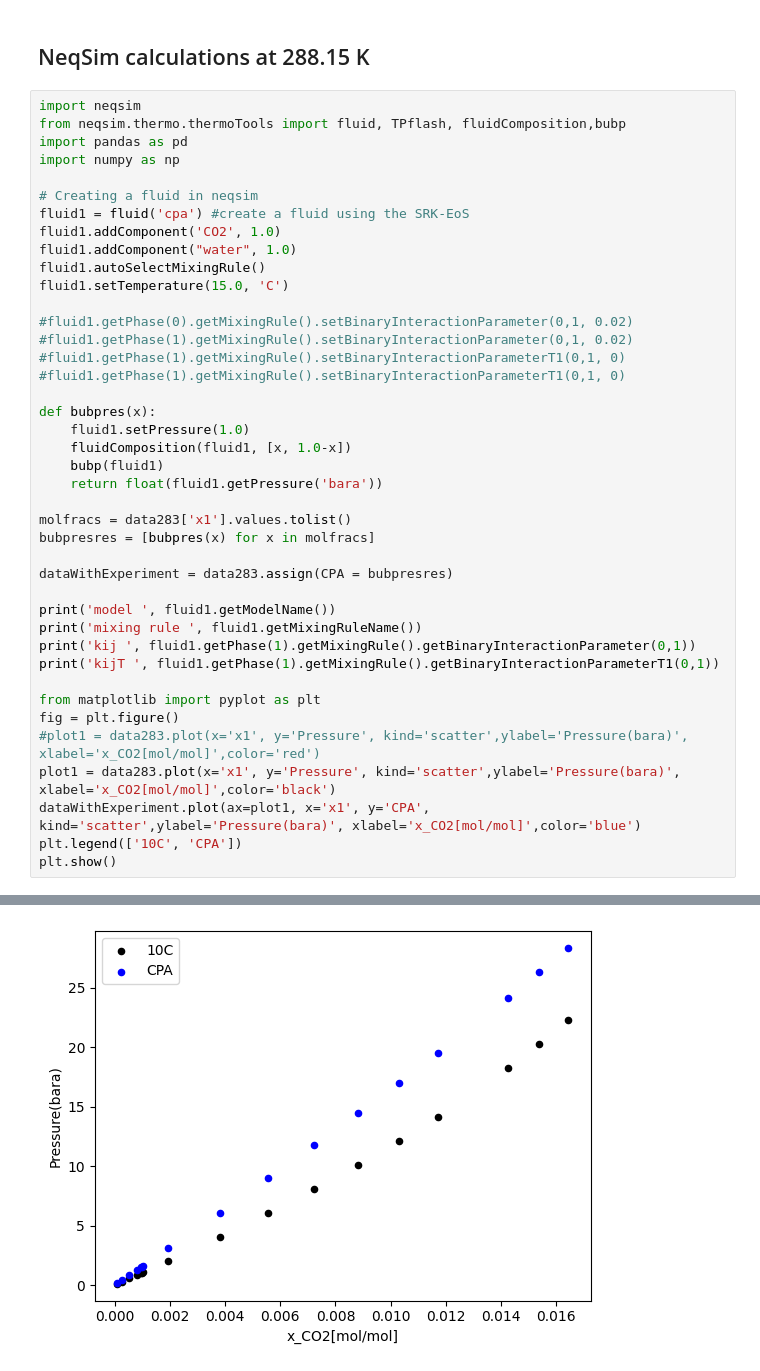
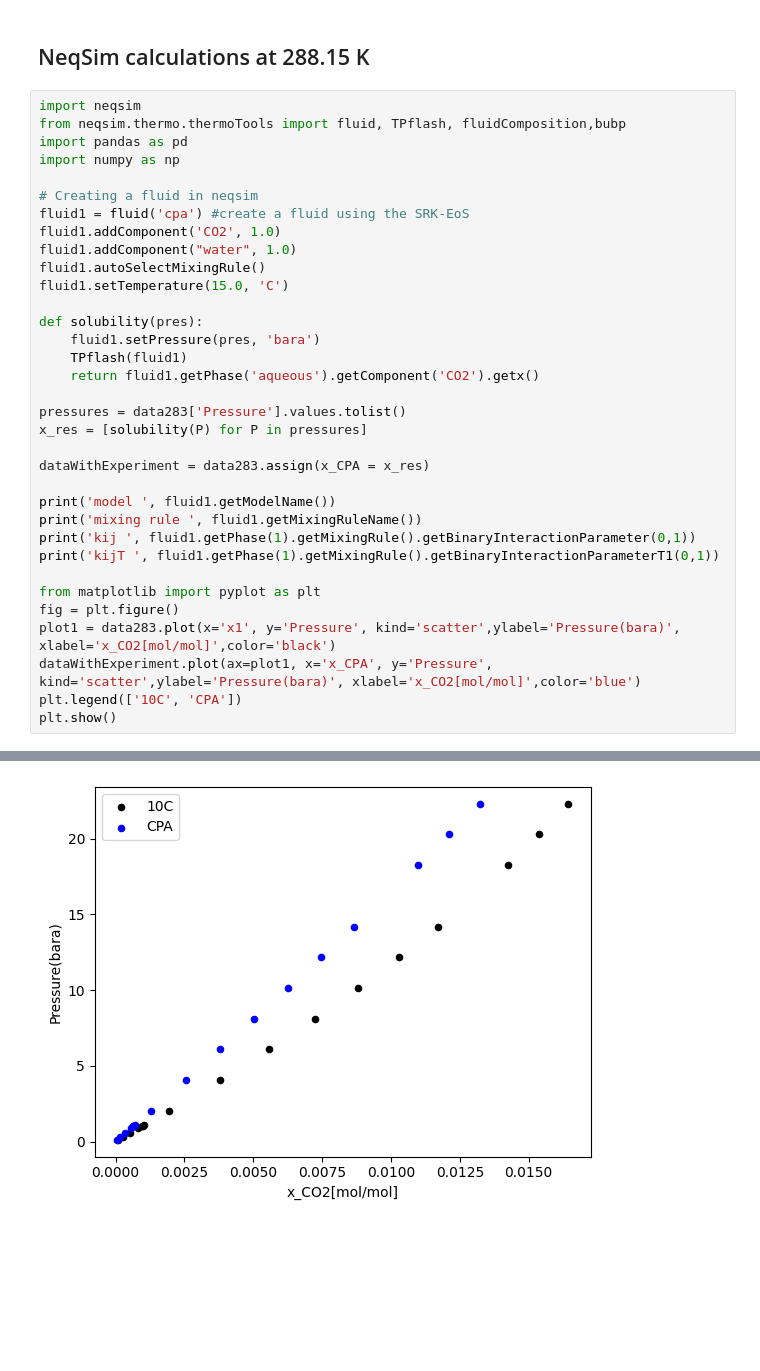
Before and after one commit to equinor/neqsim-parameterfitting, a Jupyter notebook: example/thermodynamics/VLE/CO2-water/CO2-water.ipynb, the cells around one changed output, grey strips where cells are left out. Drawn from its saved outputs; the diff is of its cells as text; blank space fills up the shorter version.

```diff
--- a/example/thermodynamics/VLE/CO2-water/CO2-water.ipynb
+++ b/example/thermodynamics/VLE/CO2-water/CO2-water.ipynb
@@ -43,46 +81,39 @@ import neqsim
 from neqsim.thermo.thermoTools import fluid, TPflash, fluidComposition,bubp
 import pandas as pd
 import numpy as np
 
 # Creating a fluid in neqsim
 fluid1 = fluid('cpa') #create a fluid using the SRK-EoS
 fluid1.addComponent('CO2', 1.0)
 fluid1.addComponent("water", 1.0)
 fluid1.autoSelectMixingRule()
 fluid1.setTemperature(15.0, 'C')
 
-#fluid1.getPhase(0).getMixingRule().setBinaryInteractionParameter(0,1, 0.02)
-#fluid1.getPhase(1).getMixingRule().setBinaryInteractionParameter(0,1, 0.02)
-#fluid1.getPhase(1).getMixingRule().setBinaryInteractionParameterT1(0,1, 0)
-#fluid1.getPhase(1).getMixingRule().setBinaryInteractionParameterT1(0,1, 0)
+def solubility(pres):
+    fluid1.setPressure(pres, 'bara')
+    TPflash(fluid1)
+    return fluid1.getPhase('aqueous').getComponent('CO2').getx()
 
-def bubpres(x):
-    fluid1.setPressure(1.0)
-    fluidComposition(fluid1, [x, 1.0-x])
-    bubp(fluid1)
-    return float(fluid1.getPressure('bara'))
+pressures = data283['Pressure'].values.tolist()
+x_res = [solubility(P) for P in pressures]
 
-molfracs = data283['x1'].values.tolist()
-bubpresres = [bubpres(x) for x in molfracs]
-
-dataWithExperiment = data283.assign(CPA = bubpresres)
+dataWithExperiment = data283.assign(x_CPA = x_res)
 
 print('model ', fluid1.getModelName())
 print('mixing rule ', fluid1.getMixingRuleName())
 print('kij ', fluid1.getPhase(1).getMixingRule().getBinaryInteractionParameter(0,1))
 print('kijT ', fluid1.getPhase(1).getMixingRule().getBinaryInteractionParameterT1(0,1))
 
 from matplotlib import pyplot as plt
 fig = plt.figure()
-#plot1 = data283.plot(x='x1', y='Pressure', kind='scatter',ylabel='Pressure(bara)', xlabel='x_CO2[mol/mol]',color='red')
 plot1 = data283.plot(x='x1', y='Pressure', kind='scatter',ylabel='Pressure(bara)', xlabel='x_CO2[mol/mol]',color='black')
-dataWithExperiment.plot(ax=plot1, x='x1', y='CPA', kind='scatter',ylabel='Pressure(bara)', xlabel='x_CO2[mol/mol]',color='blue')
+dataWithExperiment.plot(ax=plot1, x='x_CPA', y='Pressure', kind='scatter',ylabel='Pressure(bara)', xlabel='x_CO2[mol/mol]',color='blue')
 plt.legend(['10C', 'CPA'])
 plt.show()
 # %% [output]
 model  CPAs-SRK-EOS-statoil
 mixing rule  classic-CPA_T
 kij  -0.27686
 kijT  0.001121
 <Figure size 640x480 with 0 Axes>
-[figure, old version]
+[figure, new version]
```
Also changed, not shown: parts of 9 cells of this notebook, 5 other files.
